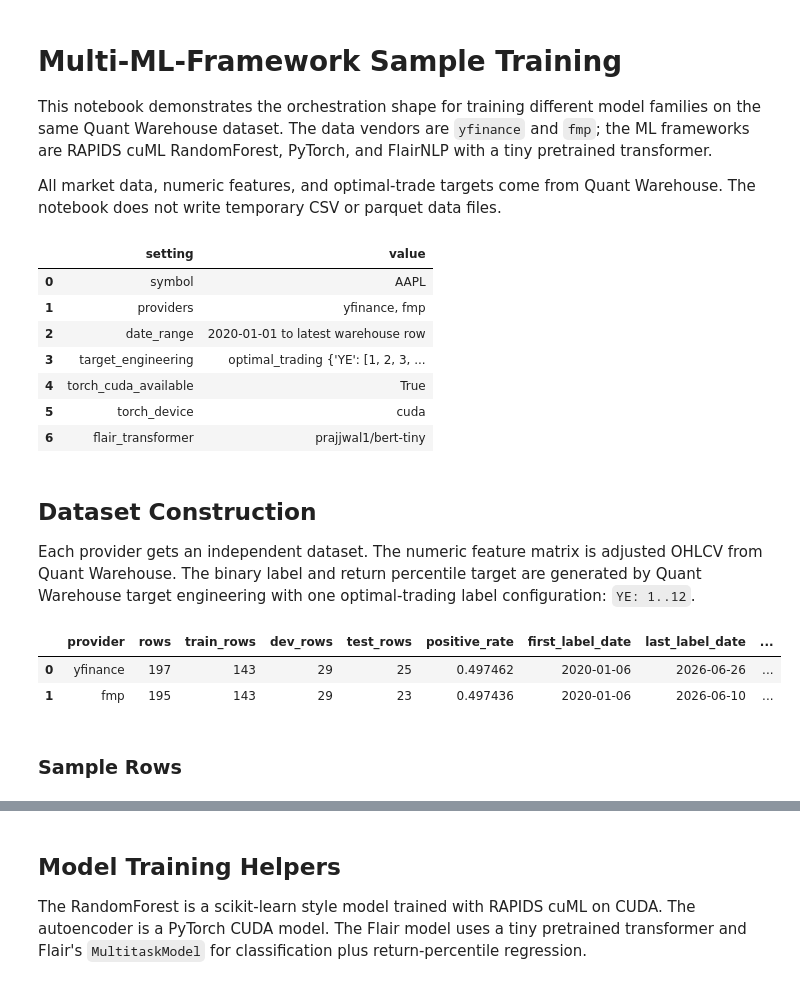
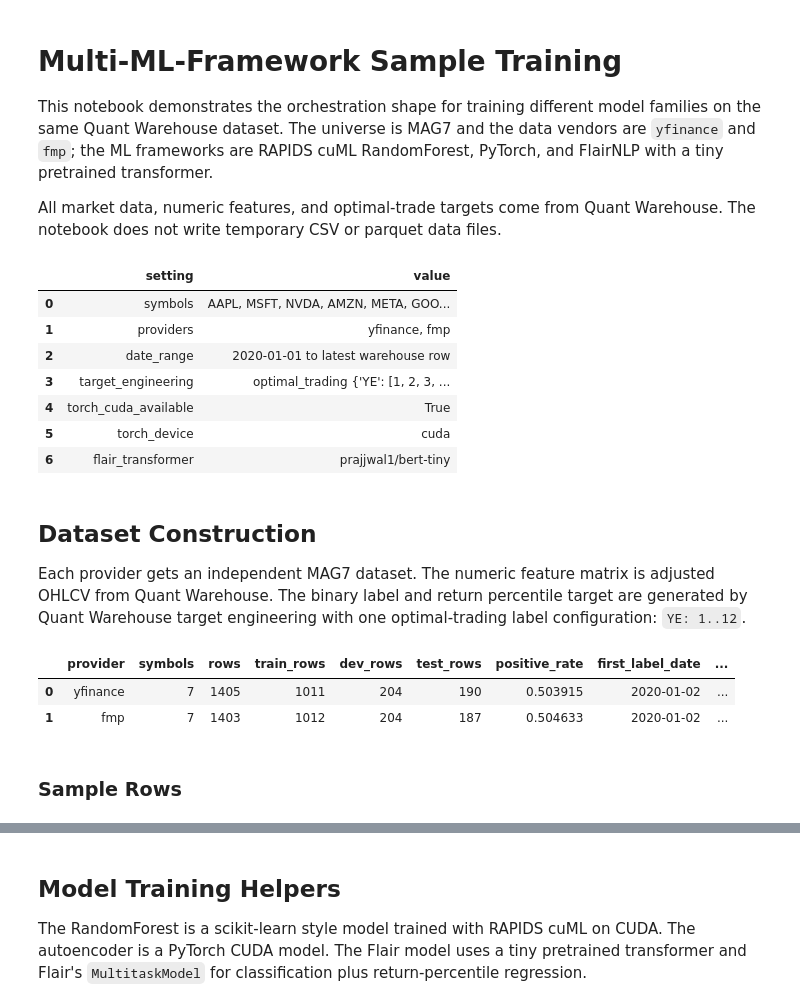
Before and after one commit to quantarb/quant-orchestrator, a Jupyter notebook: notebooks/mult-ml-frameworks/sample_model_training.ipynb, the cells around one changed output, grey strips where cells are left out. Drawn from its saved outputs; the diff is of its cells as text; code cells hidden in the pictures.

Commit message:
Use MAG7 in multi-ML notebook

```diff
--- a/notebooks/mult-ml-frameworks/sample_model_training.ipynb
+++ b/notebooks/mult-ml-frameworks/sample_model_training.ipynb
@@ -1,7 +1,7 @@
 # %% [markdown]
 # Multi-ML-Framework Sample Training
 
-This notebook demonstrates the orchestration shape for training different model families on the same Quant Warehouse dataset. The data vendors are `yfinance` and `fmp`; the ML frameworks are RAPIDS cuML RandomForest, PyTorch, and FlairNLP with a tiny pretrained transformer.
+This notebook demonstrates the orchestration shape for training different model families on the same Quant Warehouse dataset. The universe is MAG7 and the data vendors are `yfinance` and `fmp`; the ML frameworks are RAPIDS cuML RandomForest, PyTorch, and FlairNLP with a tiny pretrained transformer.
 
 All market data, numeric features, and optimal-trade targets come from Quant Warehouse. The notebook does not write temporary CSV or parquet data files.
 # %%
@@ -48,7 +48,7 @@ from quant_orchestrator.platforms.ml_frameworks.flair.shared import (
     train_classification_regression_multitask,
 )
 # %%
-SYMBOL = "AAPL"
+SYMBOLS = ["AAPL", "MSFT", "NVDA", "AMZN", "META", "GOOGL", "TSLA"]
 PROVIDERS = ("yfinance", "fmp")
 START = "2020-01-01"
 END = None
@@ -74,7 +74,7 @@ flair.device = TORCH_DEVICE
 
 runtime_config = pd.DataFrame(
     [
-        {"setting": "symbol", "value": SYMBOL},
+        {"setting": "symbols", "value": ", ".join(SYMBOLS)},
         {"setting": "providers", "value": ", ".join(PROVIDERS)},
         {"setting": "date_range", "value": f"{START} to latest warehouse row"},
         {"setting": "target_engineering", "value": f"optimal_trading {LABEL_K_PARAMS}"},
@@ -86,7 +86,7 @@ runtime_config = pd.DataFrame(
 display(runtime_config)
 # %% [output]
 |  | setting | value |
-| 0 | symbol | AAPL |
+| 0 | symbols | AAPL, MSFT, NVDA, AMZN, META, GOO... |
 | 1 | providers | yfinance, fmp |
 | 2 | date_range | 2020-01-01 to latest warehouse row |
 | 3 | target_engineering | optimal_trading {'YE': [1, 2, 3, ... |
@@ -96,7 +96,7 @@ display(runtime_config)
 # %% [markdown]
 ## Dataset Construction
 
-Each provider gets an independent dataset. The numeric feature matrix is adjusted OHLCV from Quant Warehouse. The binary label and return percentile target are generated by Quant Warehouse target engineering with one optimal-trading label configuration: `YE: 1..12`.
+Each provider gets an independent MAG7 dataset. The numeric feature matrix is adjusted OHLCV from Quant Warehouse. The binary label and return percentile target are generated by Quant Warehouse target engineering with one optimal-trading label configuration: `YE: 1..12`.
 # %%
 def normalize_price_frame(prices: pd.DataFrame) -> pd.DataFrame:
     frame = prices.copy()
@@ -126,26 +126,36 @@ def row_to_key_value_text(row: pd.Series) -> str:
     )
 
 
+
 def load_provider_dataset(provider: str) -> pd.DataFrame:
-    prices = normalize_price_frame(Warehouse().read_prices(SYMBOL, provider=provider, start=START, end=END))
-    labels = build_label_panel(
-        {SYMBOL: prices.copy()},
-        k_params=LABEL_K_PARAMS,
-        solver_mode="period_top_k",
-        add_rank_labels=True,
-        deduplicate=True,
-        max_workers=1,
-    ).reset_index()
-    labels["date"] = pd.to_datetime(labels["date"]).dt.tz_localize(None)
-    labels = labels.dropna(subset=["date", "target", "rank_y"]).copy()
-    labels["target"] = labels["target"].astype(int)
-    labels["rank_y"] = labels["rank_y"].astype(float)
+    provider_frames = []
+    for symbol in SYMBOLS:
+        prices = normalize_price_frame(Warehouse().read_prices(symbol, provider=provider, start=START, end=END))
+        labels = build_label_panel(
+            {symbol: prices.copy()},
+            k_params=LABEL_K_PARAMS,
+            solver_mode="period_top_k",
+            add_rank_labels=True,
+            deduplicate=True,
+            max_workers=1,
+        ).reset_index()
+        labels["date"] = pd.to_datetime(labels["date"]).dt.tz_localize(None)
+        labels["symbol"] = labels["symbol"].astype(str)
+        labels = labels.dropna(subset=["date", "symbol", "target", "rank_y"]).copy()
+        labels["target"] = labels["target"].astype(int)
+        labels["rank_y"] = labels["rank_y"].astype(float)
 
-    dataset = labels.merge(prices.reset_index().rename(columns={"index": "date"}), on="date", how="inner")
-    dataset["provider"] = provider
-    dataset["symbol"] = SYMBOL
+        symbol_prices = prices.reset_index().rename(columns={"index": "date"})
+        symbol_prices["symbol"] = symbol
+        symbol_dataset = labels.merge(symbol_prices, on=["date", "symbol"], how="inner")
+        symbol_dataset["provider"] = provider
+        provider_frames.append(symbol_dataset)
+
+    dataset = pd.concat(provider_frames, ignore_index=True).sort_values(
+        ["symbol", "date", "event", "horizon"]
+    )
     dataset["text"] = dataset.apply(row_to_key_value_text, axis=1)
-    dataset = dataset.sort_values(["date", "event", "horizon"]).reset_index(drop=True)
+    dataset = dataset.reset_index(drop=True)
     if dataset["target"].nunique() < 2:
         raise ValueError(f"{provider} dataset has only one class after joining features and labels")
     return dataset
@@ -182,36 +192,37 @@ audit_rows = []
 
 for provider in PROVIDERS:
     dataset = load_provider_dataset(provider)
     splits = chronological_split(dataset)
     arrays, scaler = scaled_feature_splits(splits)
     provider_datasets[provider] = dataset
     provider_splits[provider] = splits
     provider_arrays[provider] = arrays
     provider_scalers[provider] = scaler
     audit_rows.append(
         {
             "provider": provider,
+            "symbols": dataset["symbol"].nunique(),
             "rows": len(dataset),
             "train_rows": len(splits["train"]),
             "dev_rows": len(splits["dev"]),
             "test_rows": len(splits["test"]),
             "positive_rate": dataset["target"].mean(),
             "first_label_date": dataset["date"].min().date(),
             "last_label_date": dataset["date"].max().date(),
             "unique_horizons": dataset["horizon"].nunique(),
         }
     )
 
 summary = pd.DataFrame(audit_rows)
 display(summary)
 
 display(Markdown("### Sample Rows"))
 preview_cols = ["provider", "date", "symbol", "open", "high", "low", "close", "volume", "target", "rank_y", "event", "horizon"]
 display(pd.concat([provider_datasets[p].head(3) for p in PROVIDERS], ignore_index=True)[preview_cols])
 # %% [output]
-|  | provider | rows | train_rows | dev_rows | test_rows | positive_rate | first_label_date | last_label_date | ... |
-| 0 | yfinance | 197 | 143 | 29 | 25 | 0.497462 | 2020-01-06 | 2026-06-26 | ... |
-| 1 | fmp | 195 | 143 | 29 | 23 | 0.497436 | 2020-01-06 | 2026-06-10 | ... |
+|  | provider | symbols | rows | train_rows | dev_rows | test_rows | positive_rate | first_label_date | ... |
+| 0 | yfinance | 7 | 1405 | 1011 | 204 | 190 | 0.503915 | 2020-01-02 | ... |
+| 1 | fmp | 7 | 1403 | 1012 | 204 | 187 | 0.504633 | 2020-01-02 | ... |
 ### Sample Rows
 |  | provider | date | symbol | open | high | low | close | volume | target | rank_y | event | ... |
 | 0 | yfinance | 2020-01-06 | AAPL | 70.754014 | 72.239942 | 70.503546 | 72.201408 | 118387200.0 | 1 | 0.302030 | entry | ... |
```
Also changed, not shown: parts of 2 cells of this notebook.
